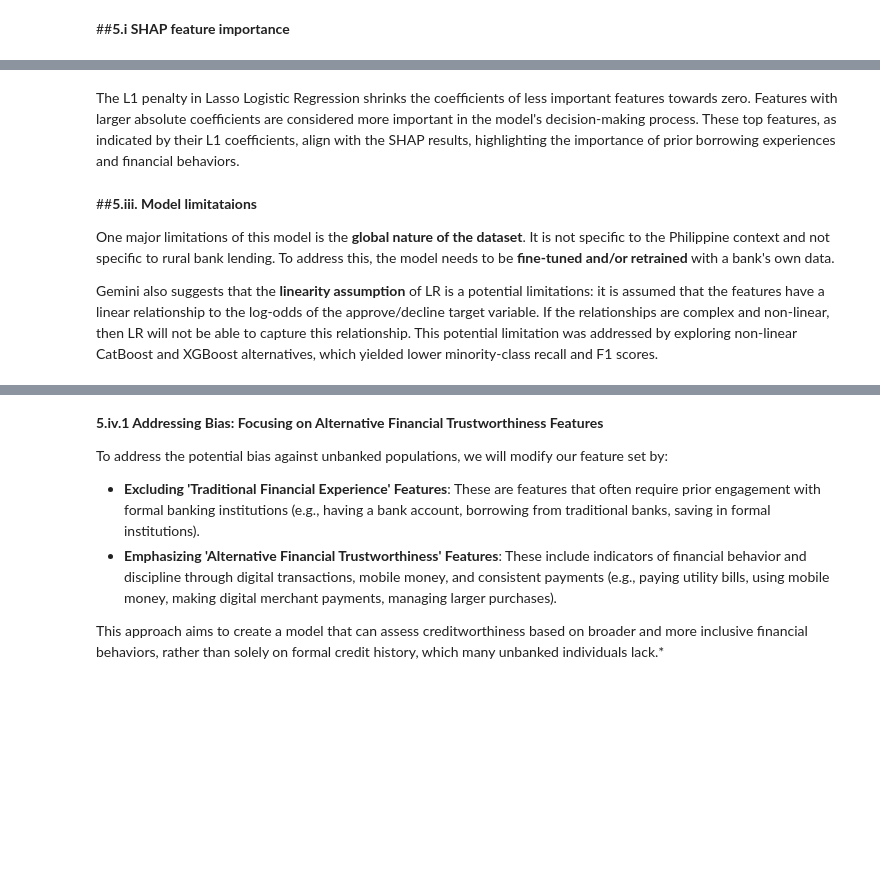
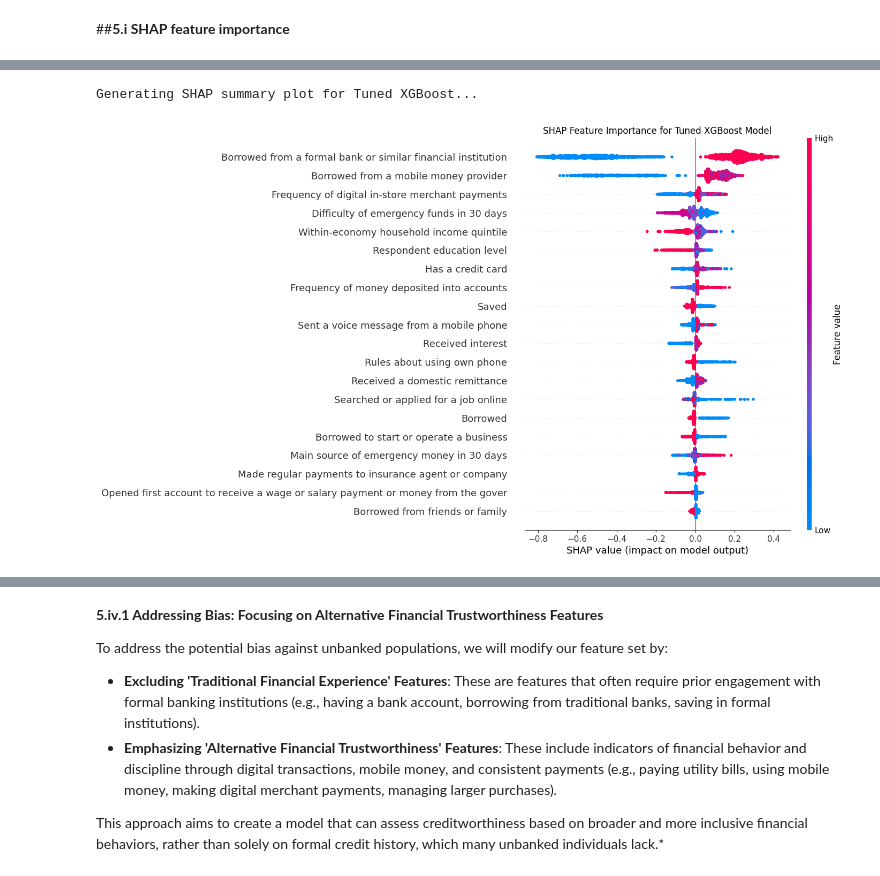
Before and after one commit to jopethans/JSH-AIML-Capstone, a Jupyter notebook: notebooks/JOSEPH_HANS_Pillar_5_Capstone.ipynb, the cells around one changed output, grey strips where cells are left out. Drawn from its saved outputs; the diff is of its cells as text; code cells hidden in the pictures; blank space fills up the shorter version.

```diff
--- a/notebooks/JOSEPH_HANS_Pillar_5_Capstone.ipynb
+++ b/notebooks/JOSEPH_HANS_Pillar_5_Capstone.ipynb
@@ -1300,8 +1179,37 @@ Top 20 Features by L1 Coefficient Importance:
-# %% [markdown]
-The L1 penalty in Lasso Logistic Regression shrinks the coefficients of less important features towards zero. Features with larger absolute coefficients are considered more important in the model's decision-making process. These top features, as indicated by their L1 coefficients, align with the SHAP results, highlighting the importance of prior borrowing experiences and financial behaviors.
-# %% [markdown]
-##**5.iii. Model limitataions**
-
-One major limitations of this model is the **global nature of the dataset**.  It is not specific to the Philippine context and not specific to rural bank lending.  To address this, the model needs to be **fine-tuned and/or retrained** with a bank's own data.
-
-Gemini also suggests that the **linearity assumption** of LR is a potential limitations: it is assumed that the features have a linear relationship to the log-odds of the approve/decline target variable.  If the relationships are complex and non-linear, then LR will not be able to capture this relationship.  This potential limitation was addressed by exploring non-linear CatBoost and XGBoost alternatives, which yielded lower minority-class recall and F1 scores.
+# %%
+# 5.i SHAP feature importance for Tuned XGBoost model
+import shap
+import matplotlib.pyplot as plt
+import pandas as pd
+import numpy as np
+
+# Load the column labels to map encoded features to human-readable names
+try:
+    column_labels_df = pd.read_csv('JOSEPH_HANS_Pillar_5_Capstone-DataDictionary-ColumnLabels.csv')
+    column_label_map = dict(zip(column_labels_df['ColumnName'], column_labels_df['Label']))
+except Exception as e:
+    print(f"Could not load column labels CSV: {e}. Using default column names.")
+    column_label_map = {}
+
+# Initialize SHAP TreeExplainer for the best XGBoost model
+explainer_xgb = shap.TreeExplainer(best_xgb_model)
+
+# Calculate SHAP values for the test set
+shap_values_xgb = explainer_xgb.shap_values(X_test)
+
+# Apply the human-readable feature label mapping
+human_readable_features = [column_label_map.get(col, col) for col in X_test.columns]
+
+# Convert test set to DataFrame with readable feature names for plotting
+X_test_readable = X_test.copy()
+X_test_readable.columns = human_readable_features
+
+print("Generating SHAP summary plot for Tuned XGBoost...")
+plt.figure(figsize=(12, 10))
+shap.summary_plot(shap_values_xgb, X_test_readable, show=False)
+plt.title("SHAP Feature Importance for Tuned XGBoost Model")
+plt.tight_layout()
+plt.show()
+# %% [output]
+Generating SHAP summary plot for Tuned XGBoost...
+[figure, added]
```
Also changed, not shown: parts of 34 cells of this notebook.
